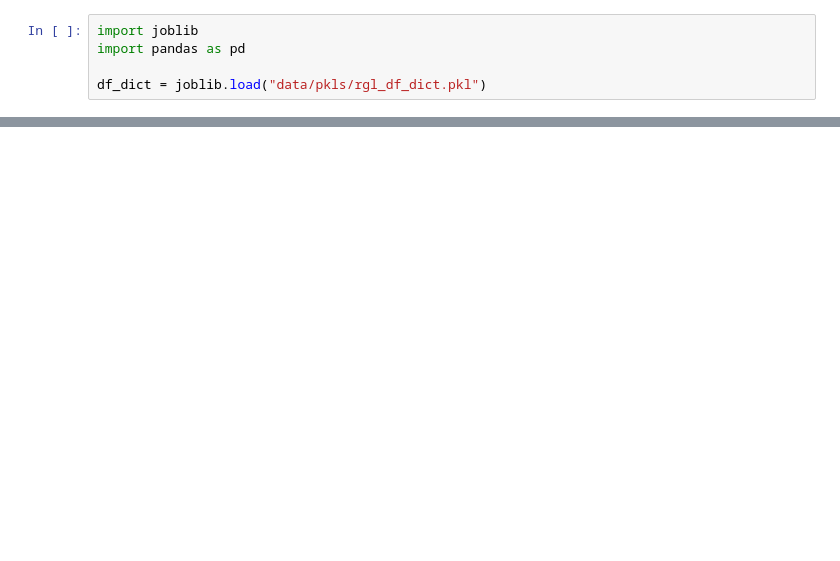
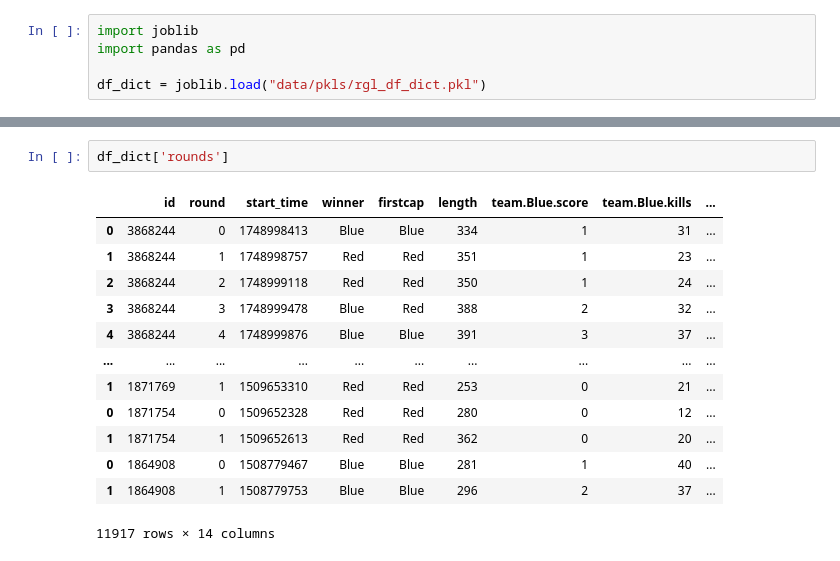
Before and after one commit to ebtrout/tf2_data_vis, a Jupyter notebook: data.ipynb, the cells around one changed output, grey strips where cells are left out. Cells and saved outputs as stored; diff of their text form; blank space fills up the shorter version.

```diff
--- a/data.ipynb
+++ b/data.ipynb
@@ -29,0 +12,16 @@ for key in df_dict.keys():
+# %%
+df_dict['rounds']
+# %% [output]
+|  | id | round | start_time | winner | firstcap | length | team.Blue.score | team.Blue.kills | ... |
+| 0 | 3868244 | 0 | 1748998413 | Blue | Blue | 334 | 1 | 31 | ... |
+| 1 | 3868244 | 1 | 1748998757 | Red | Red | 351 | 1 | 23 | ... |
+| 2 | 3868244 | 2 | 1748999118 | Red | Red | 350 | 1 | 24 | ... |
+| 3 | 3868244 | 3 | 1748999478 | Blue | Red | 388 | 2 | 32 | ... |
+| 4 | 3868244 | 4 | 1748999876 | Blue | Blue | 391 | 3 | 37 | ... |
+| ... | ... | ... | ... | ... | ... | ... | ... | ... | ... |
+| 1 | 1871769 | 1 | 1509653310 | Red | Red | 253 | 0 | 21 | ... |
+| 0 | 1871754 | 0 | 1509652328 | Red | Red | 280 | 0 | 12 | ... |
+| 1 | 1871754 | 1 | 1509652613 | Red | Red | 362 | 0 | 20 | ... |
+| 0 | 1864908 | 0 | 1508779467 | Blue | Blue | 281 | 1 | 40 | ... |
+| 1 | 1864908 | 1 | 1508779753 | Blue | Blue | 296 | 2 | 37 | ... |
+11917 rows × 14 columns
```
Also changed, not shown: parts of 1 cell of this notebook, 8 other files.
